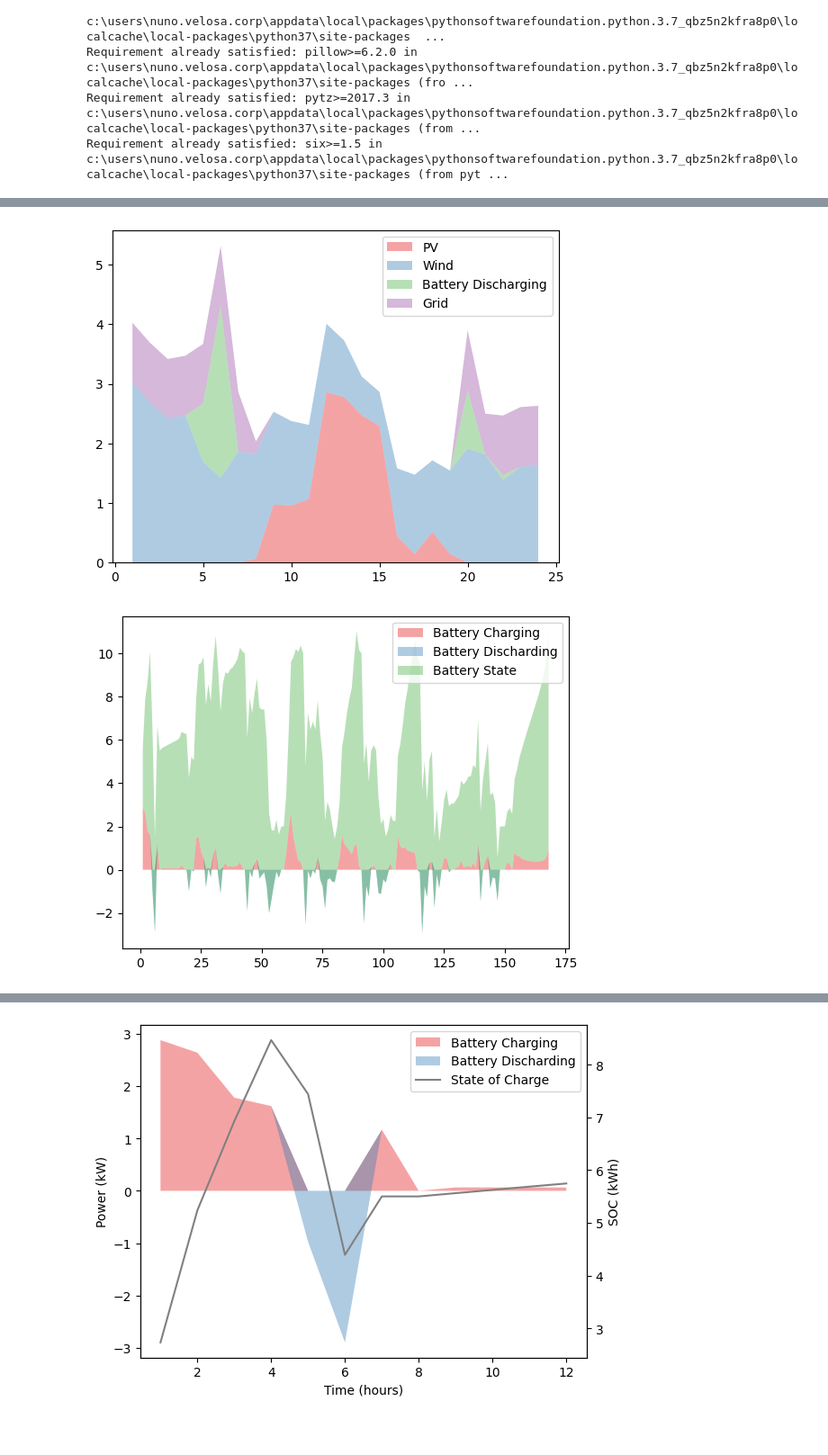
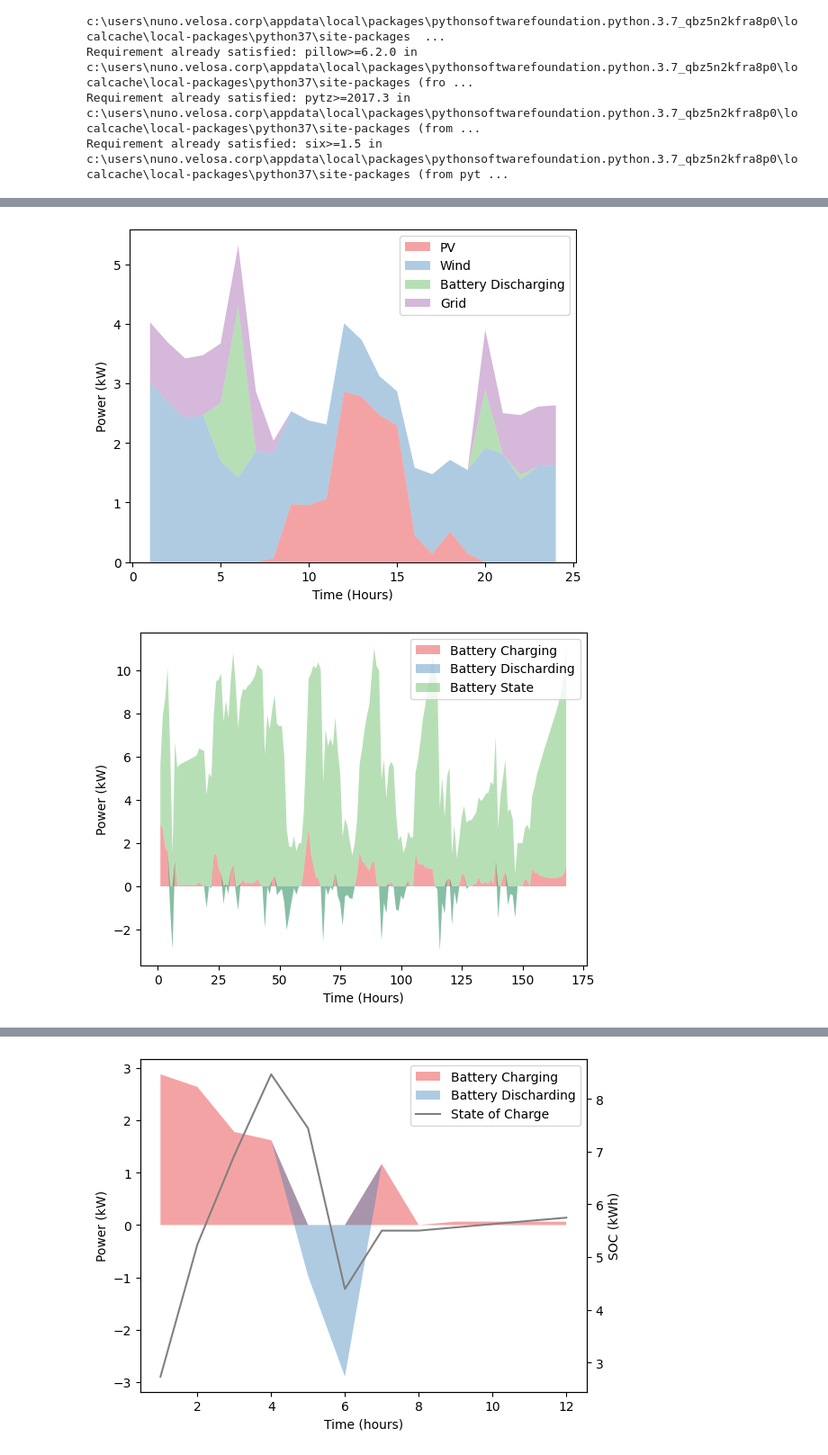
Before and after one commit to feelab-info/PROCSIM_ECs_Simulation_Scenarios, a Jupyter notebook: paper_experiments/Experiment2_EC_Optimization.ipynb, the cells around one changed output, grey strips where cells are left out. Shown at 90% size. Saved outputs shown, nothing was run; the diff lists cells and outputs as text; code cells hidden in the pictures; blank space fills up the shorter version.

```diff
--- a/paper_experiments/Experiment2_EC_Optimization.ipynb
+++ b/paper_experiments/Experiment2_EC_Optimization.ipynb
@@ -1025,24 +1031,28 @@ pal = sns.color_palette("Set1")
 #pal = ["#9b59b6", "#e74c3c", "#34495e", "#2ecc71"]
 plt.stackplot(x,y, labels=['PV','Wind','Battery Discharging', 'Grid'], colors=pal, alpha=0.4 )
 plt.legend(loc='upper right')
+plt.xlabel("Time (Hours)")
+plt.ylabel("Power (kW)")
 plt.show()
 # %% [output]
-[figure, old version]
+[figure, new version]
 # %%
 stor_ener_state = pd.read_csv('../results/cplex_pyomo/storEnerState.csv', sep=',')
 
 stor_dch_power[:] = stor_dch_power[:]*(-1)
 
 x = range(1,24*7+1)
 y = [stor_ch_power.iloc[0], stor_dch_power.iloc[0], stor_ener_state.iloc[0]]
 
 pal = sns.color_palette("Set1")
 #pal = ["#9b59b6", "#e74c3c", "#34495e", "#2ecc71"]
 plt.stackplot(x,y, labels=['Battery Charging', 'Battery Discharding', 'Battery State'], colors=pal, alpha=0.4 )
 plt.legend(loc='upper right')
+plt.xlabel("Time (Hours)")
+plt.ylabel("Power (kW)")
 plt.show()
 # %% [output]
-[figure, old version]
+[figure, new version]
 # %%
 stor_ch_power.iloc[0].plot(legend=True, label='Battery Charging')
 stor_dch_power.iloc[0].plot(legend=True, label='Battery Discharding')
```
Also changed, not shown: parts of 7 cells of this notebook, 1 other file.
